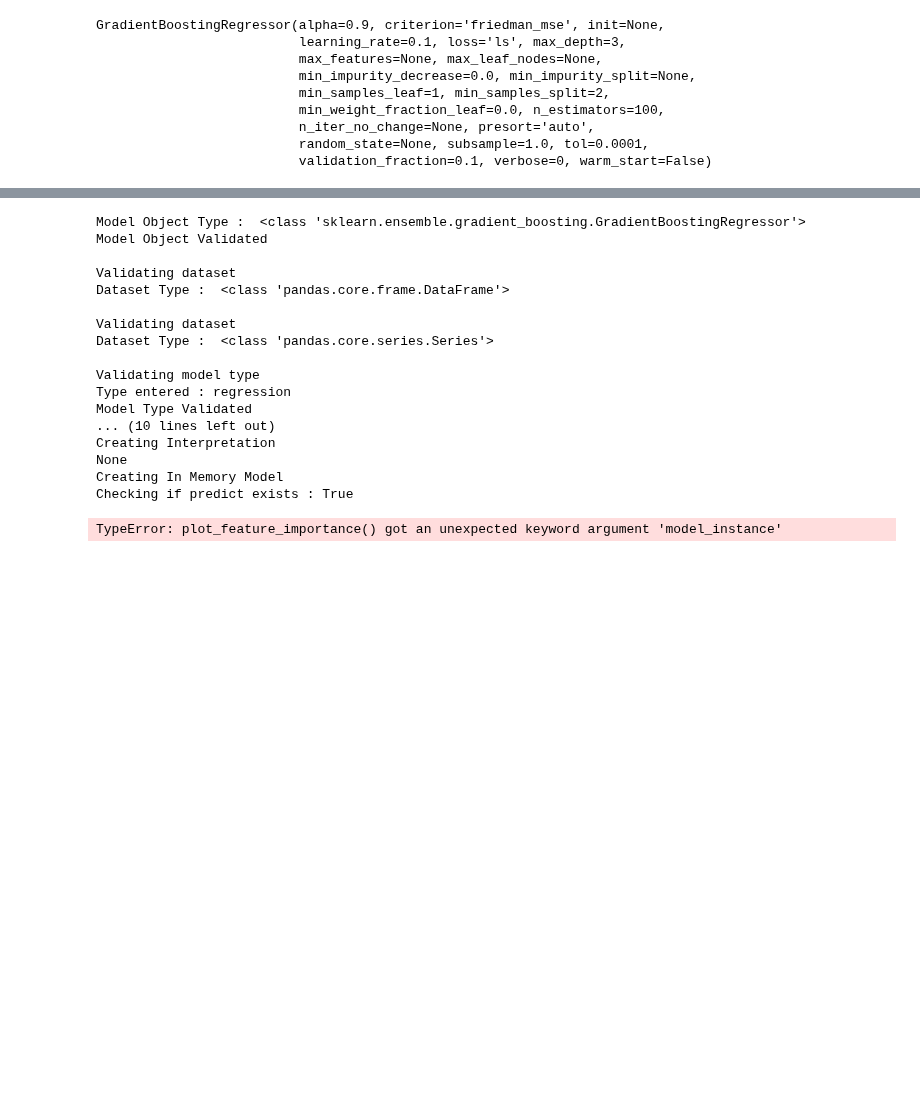
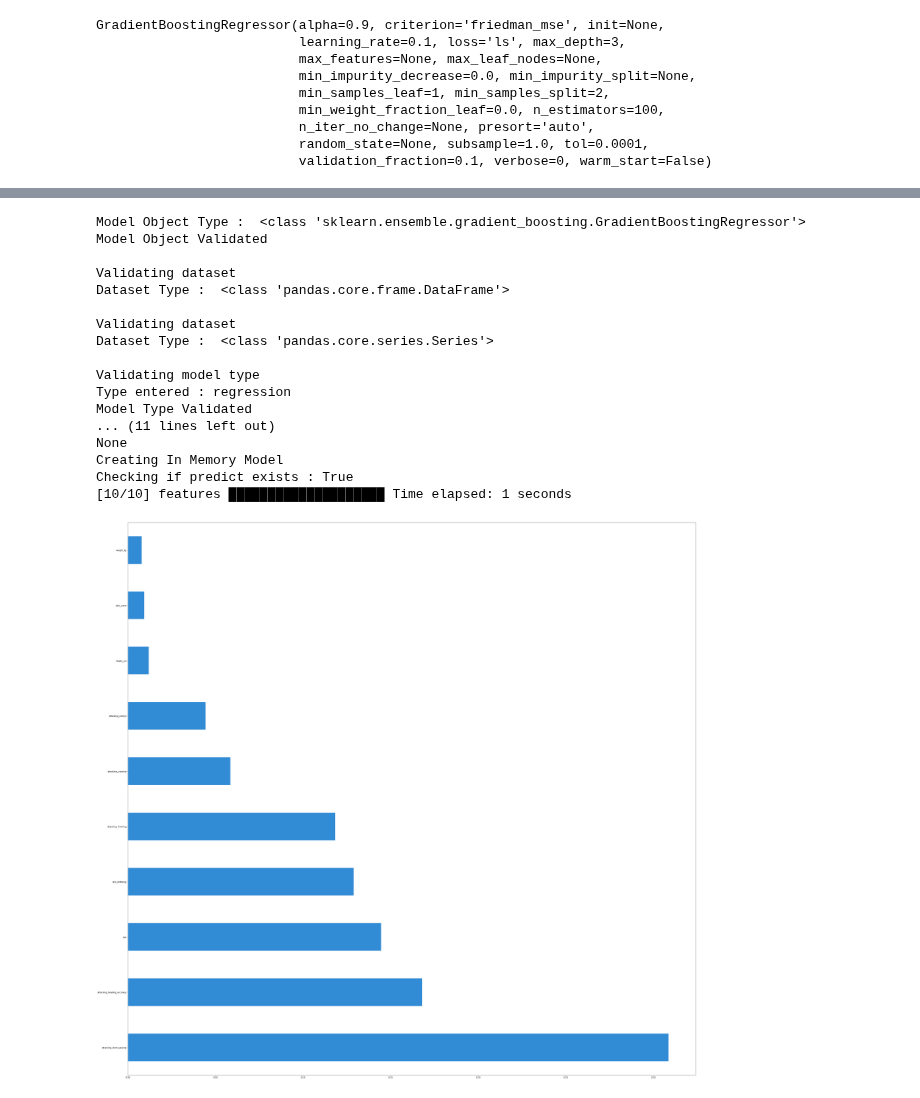
Before and after one commit to deveshcode/DevExplainer, a Jupyter notebook: Base.ipynb, the cells around one changed output, grey strips where cells are left out. Drawn from its saved outputs; the diff is of its cells as text; code cells hidden in the pictures; blank space fills up the shorter version.

```diff
--- a/Base.ipynb
+++ b/Base.ipynb
@@ -168,7 +168,7 @@ class DevExplainer:
                 n_features=1000,
                 importance_threshold=0.0,
                 figure_size=(50, 50),
-                model_instance = self.inmemory_model,
+                modelinstance = self.inmemory_model,
                 ascending=False,
                 filter_classes=self.unique_values,
                 n_jobs=-1,
@@ -262,33 +259,33 @@ class DevExplainer:
 # %%
 explainer_obj = DevExplainer(
     model_obj = model_obj,
     x_train = x_dataset,
     y_train = y_dataset,
     model_type = "Regression",
     log_level = 50,
     sample = False,
     selective_features = ['age', 'height_cm', 'weight_kg']
 )
 # explainer_obj.partial_dependence_plot()
 # explainer_obj.partial_dependence_values()
 # explainer_obj.feature_importance_values()
-explainer_obj.feature_importance_plot()
+fig = explainer_obj.feature_importance_plot()
 # %% [output]
 Model Object Type :  <class 'sklearn.ensemble.gradient_boosting.GradientBoostingRegressor'>
 Model Object Validated
 
 Validating dataset
 Dataset Type :  <class 'pandas.core.frame.DataFrame'>
 
 Validating dataset
 Dataset Type :  <class 'pandas.core.series.Series'>
 
 Validating model type
 Type entered : regression
 Model Type Validated
-... (10 lines left out)
-Creating Interpretation
+... (11 lines left out)
 None
 Creating In Memory Model
 Checking if predict exists : True
+[10/10] features ████████████████████ Time elapsed: 1 seconds
-TypeError: plot_feature_importance() got an unexpected keyword argument 'model_instance'
+[figure, added]
```
Also changed, not shown: parts of 2 cells of this notebook.
